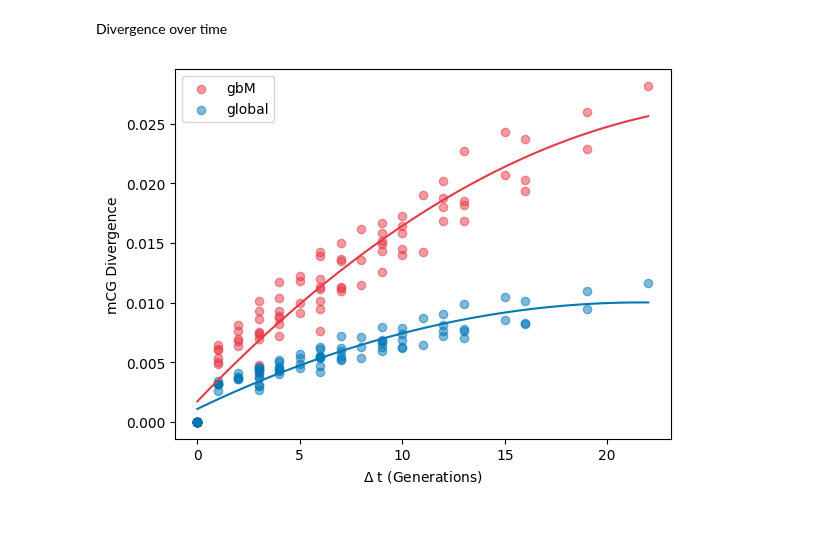
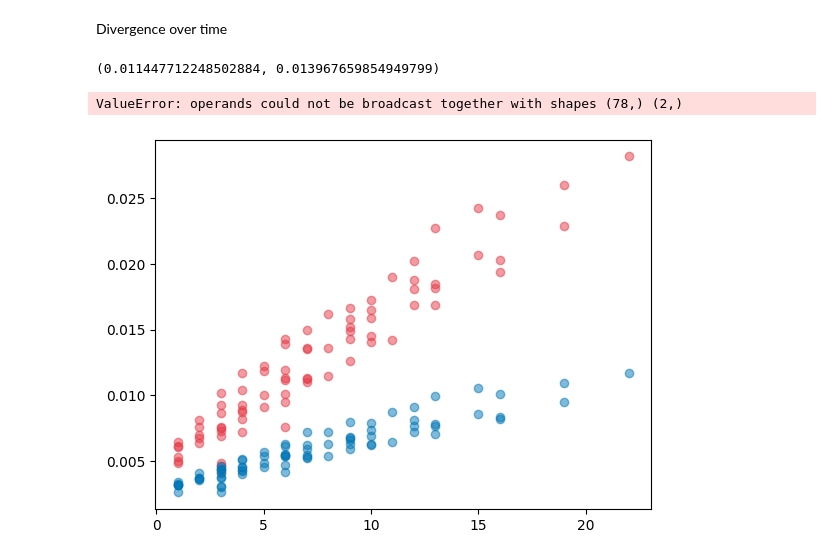
Before and after one commit to constantingoeldel/epigenomics, a Jupyter notebook: plotting.ipynb, the cells around one changed output. Cells and saved outputs as stored; diff of their text form; code cells hidden in the pictures; blank space fills up the shorter version.

```diff
--- a/plotting.ipynb
+++ b/plotting.ipynb
@@ -339,30 +339,35 @@ plt.show()
 # %% [markdown]
 Divergence over time
 # %%
+from scipy import stats
+
 delta_t = D_dt[:,D_dt_headers.index("delta_t")]
 D_gbM = D_dt[:,D_dt_headers.index("gbM")]
 D_global = D_dt[:,D_dt_headers.index("all")]
 
-delta_t = np.append(delta_t, [0,0,0,0,0,0,0,0,0,0,0,0,0,0])
-D_gbM = np.append(D_gbM, [0,0,0,0,0,0,0,0,0,0,0,0,0,0])
-D_global = np.append(D_global, [0,0,0,0,0,0,0,0,0,0,0,0,0,0])
 
+fit_gbM = np.poly1d(np.polyfit(delta_t, D_gbM, 1))
+fit_global = np.poly1d(np.polyfit(delta_t, D_global, 1))
 
-fit_gbM = np.poly1d(np.polyfit(delta_t, D_gbM, 2))
-fit_global = np.poly1d(np.polyfit(delta_t, D_global, 2))
+ci_gbM_upper, ci_gbM_lower = stats.t.interval(0.95, len(D_gbM)-1, loc=np.mean(D_gbM), scale=stats.sem(D_gbM))
+ci_global = stats.t.interval(0.95, len(D_global)-1, loc=np.mean(D_global), scale=stats.sem(D_global))
 
 x = np.linspace(min(delta_t), max(delta_t), num=100)
 
-
+print(ci_gbM)
 
 plt.scatter(delta_t, D_gbM, color=r, alpha=0.5, label="gbM")
 plt.scatter(delta_t, D_global, color=b, alpha= 0.5, label = "global")
+plt.fill_between(delta_t, ci_gbM, color=r, alpha=0.2, label="95% confidence interval")
+
 plt.legend()
 plt.ylabel("mCG Divergence")
 plt.xlabel("$\Delta$ t (Generations)")
 plt.plot(x, fit_gbM(x), color=r)
 plt.plot(x, fit_global(x), color=b)
 plt.savefig("1D.png", dpi=450)
 plt.show()
 # %% [output]
+(0.011447712248502884, 0.013967659854949799)
+ValueError: operands could not be broadcast together with shapes (78,) (2,)
-[figure, old version]
+[figure, new version]
```
Also changed, not shown: parts of 9 cells of this notebook, 8 other files.
